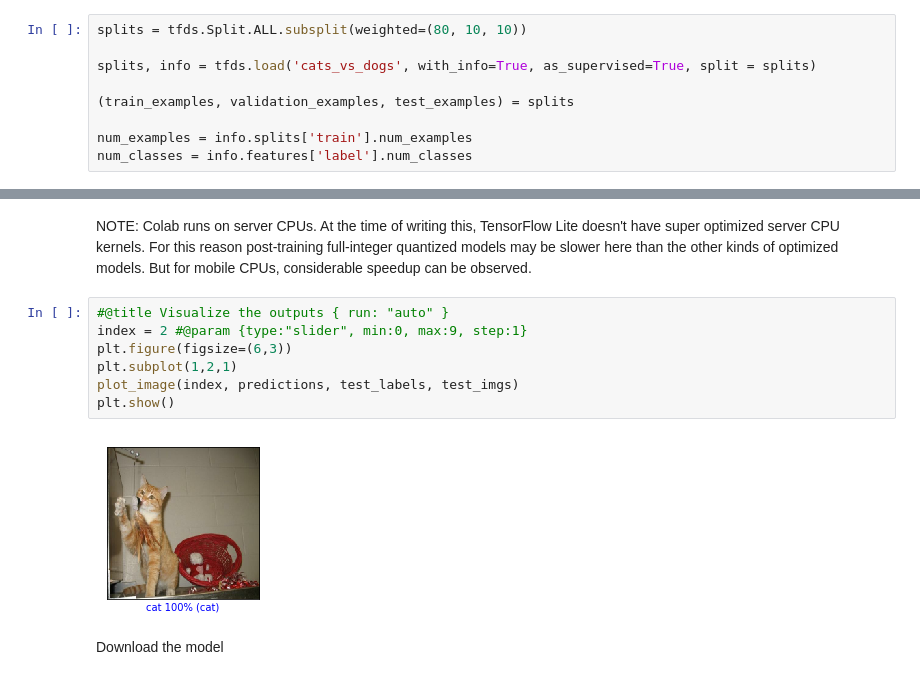
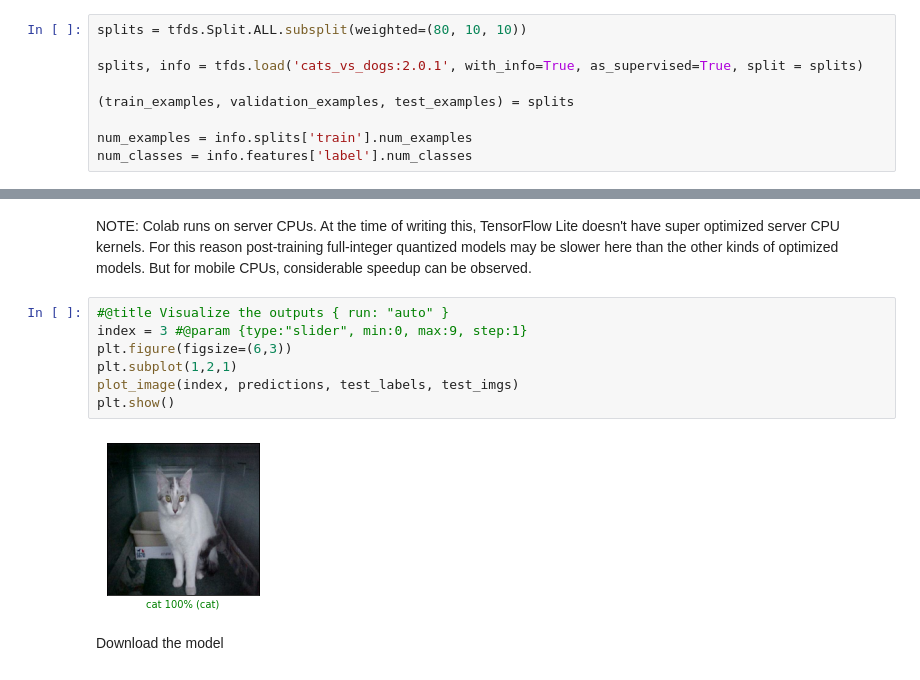
Before and after one commit to sergejhorvat/TensorFlow-Data-and-Deployment-Specialization, a Jupyter notebook: Device-based Models with TensorFlow/Week 4/Examples/transfer_learning/Transfer_Learning_with_TensorFlow_Hub_TFLite.ipynb, the cells around one changed output, grey strips where cells are left out. Drawn from its saved outputs; the diff is of its cells as text.

```diff
--- a/Device-based Models with TensorFlow/Week 4/Examples/transfer_learning/Transfer_Learning_with_TensorFlow_Hub_TFLite.ipynb
+++ b/Device-based Models with TensorFlow/Week 4/Examples/transfer_learning/Transfer_Learning_with_TensorFlow_Hub_TFLite.ipynb
@@ -95,7 +65,7 @@ Since `"cats_vs_dog"` doesn't define standard splits, use the subsplit feature t
 # %%
 splits = tfds.Split.ALL.subsplit(weighted=(80, 10, 10))
 
-splits, info = tfds.load('cats_vs_dogs', with_info=True, as_supervised=True, split = splits)
+splits, info = tfds.load('cats_vs_dogs:2.0.1', with_info=True, as_supervised=True, split = splits)
 
 (train_examples, validation_examples, test_examples) = splits
 
@@ -324,13 +313,13 @@ def plot_image(i, predictions_array, true_label, img):
 NOTE: Colab runs on server CPUs. At the time of writing this, TensorFlow Lite doesn't have super optimized server CPU kernels. For this reason post-training full-integer quantized models  may be slower here than the other kinds of optimized models. But for mobile CPUs, considerable speedup can be observed.
 # %%
 #@title Visualize the outputs { run: "auto" }
-index = 2 #@param {type:"slider", min:0, max:9, step:1}
+index = 3 #@param {type:"slider", min:0, max:9, step:1}
 plt.figure(figsize=(6,3))
 plt.subplot(1,2,1)
 plot_image(index, predictions, test_labels, test_imgs)
 plt.show()
 # %% [output]
-[figure, old version]
+[figure, new version]
 # %% [markdown]
 Download the model
 # %%
```
Also changed, not shown: parts of 6 cells of this notebook.
